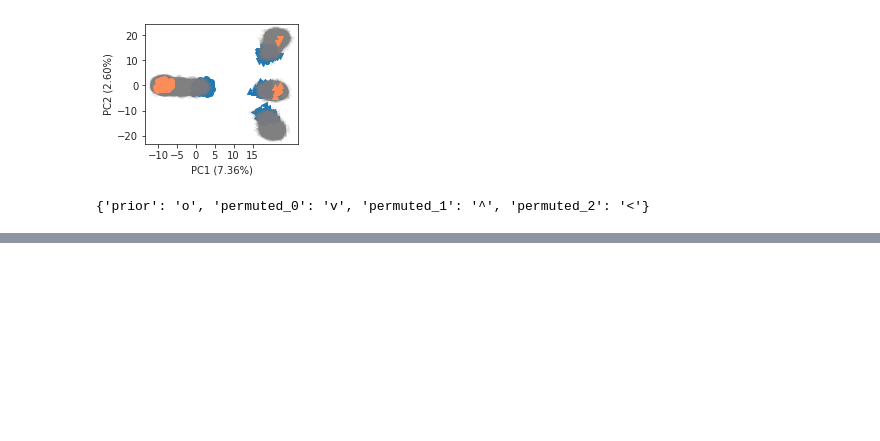
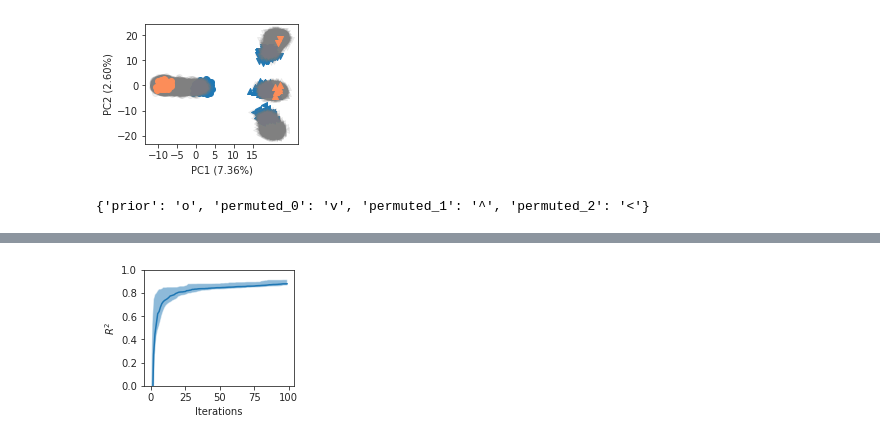
Before and after one commit to vetleser/BayesianGEM, a Jupyter notebook: code/visualization_permuted.ipynb, the cells around one changed output, grey strips where cells are left out. Saved outputs shown, nothing was run; the diff lists cells and outputs as text; code cells hidden in the pictures; blank space fills up the shorter version.

```diff
--- a/code/visualization_permuted.ipynb
+++ b/code/visualization_permuted.ipynb
@@ -462,0 +470,11 @@ marker_dict
+# %%
+Yobs_batch = GEMS.aerobic_exp_data()
+Yobs_chemo = GEMS.chemostat_exp_data()
+#Yobs_batch_an = GEMS.anaerobic_exp_data()
+dfae_batch,dfan_batch =GEMS.load_exp_batch_data('../data/ExpGrowth.tsv')
+sel_temp = [5.0,15.0,26.3,30.0,33.0,35.0,37.5,40.0]
+Yobs_batch_an = {'data':dfan_batch.loc[sel_temp,'r_an'].values}
+
+Yobs = {'rae':Yobs_batch['data'],
+        'chemostat':Yobs_chemo['data'],
+        'ran':Yobs_batch_an['data']}
@@ -462,0 +542,9 @@ marker_dict
+# %%
+def plot_convergence(model, maxiter=100):
+    plt.figure(figsize=(3,2.4))
+    plot_convergence_inner(model,maxiter)
+    plt.ylim([0,1])
+    plt.xlabel('Iterations')
+    plt.ylabel('$R^2$')
+    plt.tight_layout()
+    plt.show()
@@ -462,0 +569,4 @@ marker_dict
+# %%
+plot_convergence(reference_model, maxiter=100)
+# %% [output]
+[figure, added]
```
Also changed, not shown: parts of 15 cells of this notebook, 4 other files.
